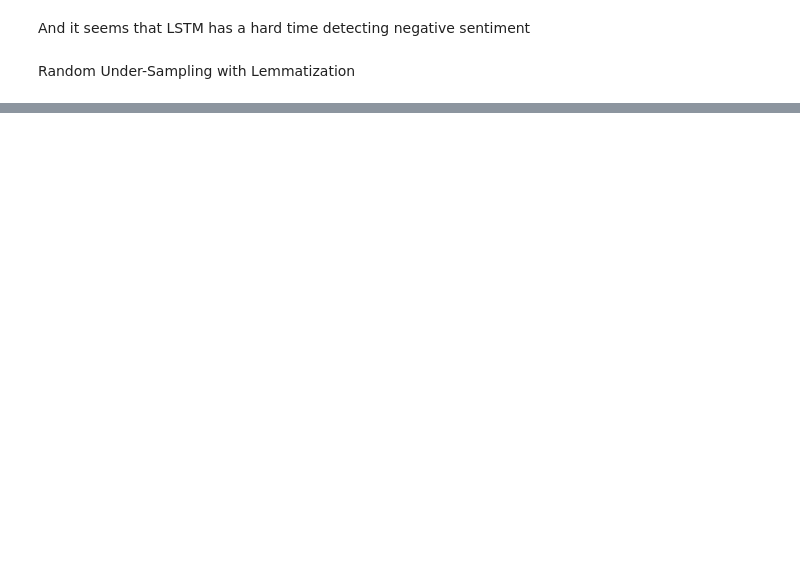
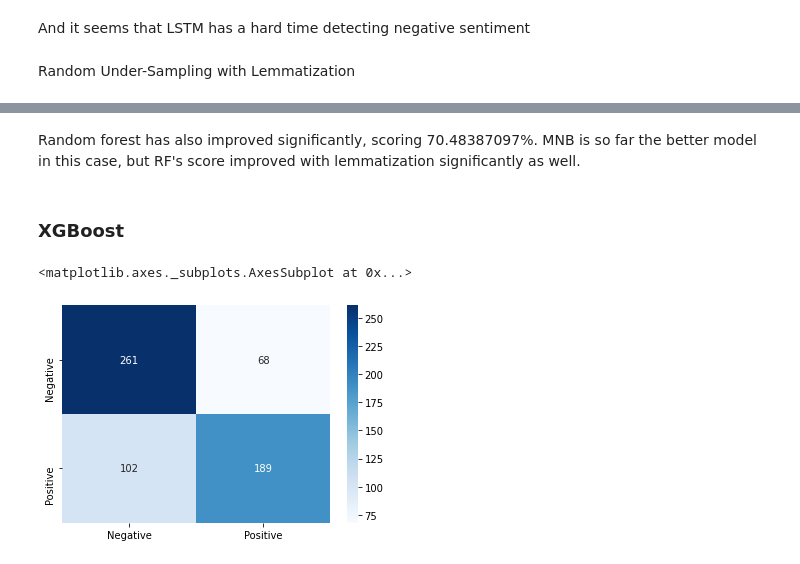
Before and after one commit to Hadryan/Amazon-Musical-Instrument-Sentiment-Analysis, a Jupyter notebook: Results.ipynb, the cells around one changed output, grey strips where cells are left out. Saved outputs shown, nothing was run; the diff lists cells and outputs as text; code cells hidden in the pictures; blank space fills up the shorter version.

```diff
--- a/Results.ipynb
+++ b/Results.ipynb
@@ -234,0 +268,15 @@ Random Under-Sampling with Lemmatization
+# %% [markdown]
+Random forest has also improved significantly, scoring 70.48387097%. MNB is so far the better model in this case, but RF's score improved with lemmatization significantly as well.
+# %% [markdown]
+### XGBoost
+# %%
+sns.heatmap(results_dict_lemma['xgboost']['acc'],
+            cmap='Blues',
+            cbar='False',
+            annot=True,
+            fmt='g',
+            xticklabels=['Negative', 'Positive'],
+            yticklabels=['Negative', 'Positive'])
+# %% [output]
+<matplotlib.axes._subplots.AxesSubplot at 0x...>
+[figure, added]
```
Also changed, not shown: parts of 23 cells of this notebook, 26 other files.
